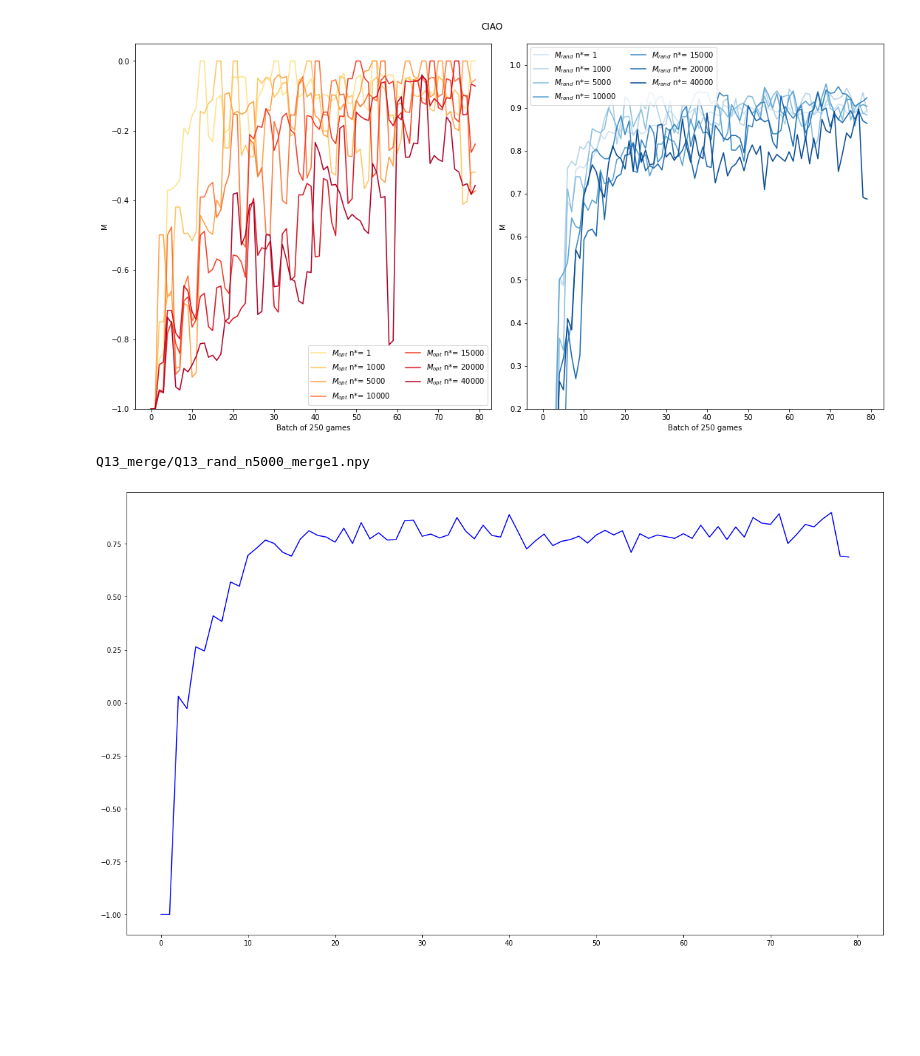
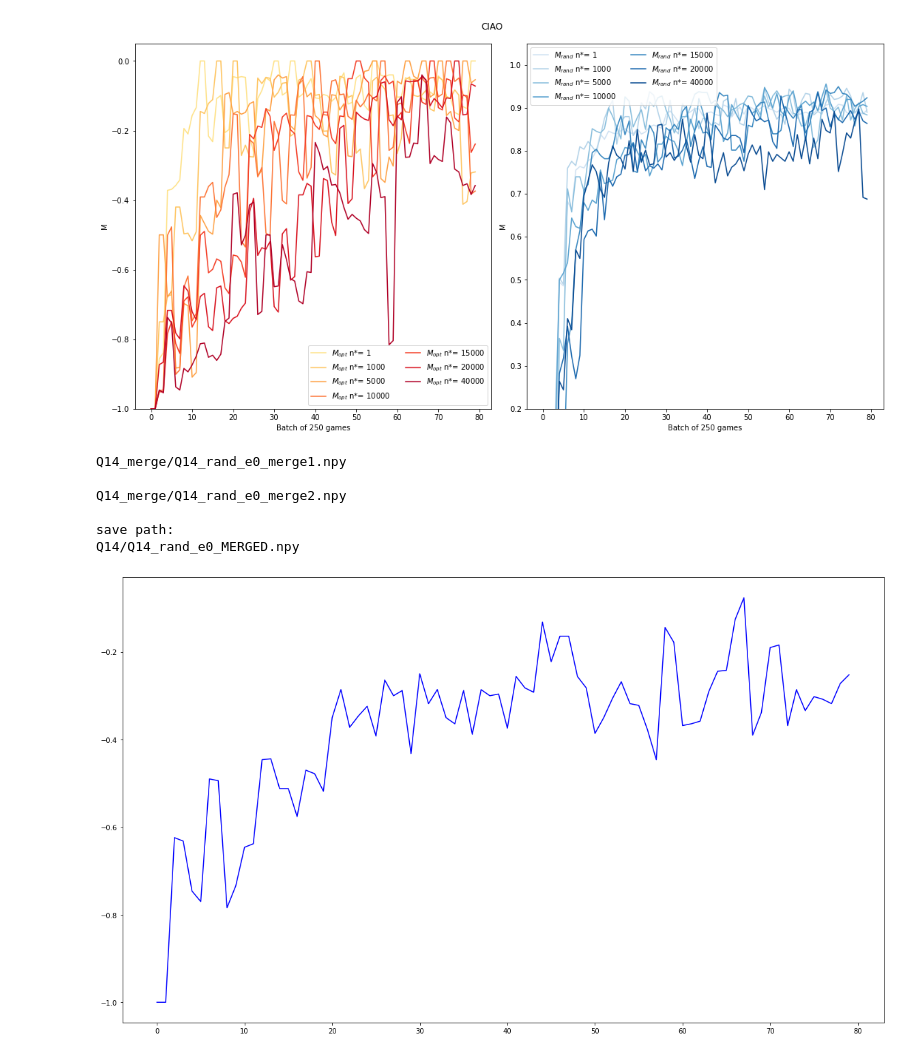
Before and after one commit to fraborg99/ANN---project, a Jupyter notebook: project/Graphs.ipynb, the cells around one changed output. Cells and saved outputs as stored; diff of their text form; code cells hidden in the pictures; blank space fills up the shorter version.

Commit message:
Graph w/ heatmap + Q14 + Q14_merge + Q16

```diff
--- a/project/Graphs.ipynb
+++ b/project/Graphs.ipynb
@@ -178,44 +178,52 @@ for Q in [3,4, 7, 8, 13]:
 [figure]
 [figure]
 [figure]
-# %%
-#PER MERGIARE RUNS
-n = 5000
-tipo = 'opt'
-rewards_merge = []
-for i in range(1,2):
-
-    file_path = "Q13_merge/Q13_" + tipo + "_n" + str(n) + "_merge" + str(i) + ".npy"
-    rewards_merge.append(np.load(file_path, allow_pickle = True))
-
-    print(file_path + '\n')
-
-    if i == 2:
-        rewards = np.append(rewards_merge[i-1], rewards_merge[i-2],axis = 0)
-
-    elif i>2:
-        rewards = np.append(rewards, rewards_merge[i-1],axis = 0)
-
-save_path = "Q13/Q13_" + tipo + "_n" + str(n) + "_MERGED.npy"
-np.save(save_path, rewards)
-# %% [output]
-Q13_merge/Q13_rand_n5000_merge1.npy
+# %%
+#PER MERGIARE RUNS
+key = 0
+var = 'e'
+tipo = 'rand'
+Q = 14
+rewards_merge = []
+for i in range(1,3):
+
+    file_path = "Q" + str(Q) + "_merge/Q" + str(Q) + "_" + tipo + "_" + var + str(key) + "_merge" + str(i) + ".npy"
+    rewards_merge.append(np.load(file_path, allow_pickle = True))
+
+    print(file_path + '\n')
+
+    if i == 2:
+        rewards = np.append(rewards_merge[i-1], rewards_merge[i-2],axis = 0)
+
+    elif i>2:
+        rewards = np.append(rewards, rewards_merge[i-1],axis = 0)
+
+save_path = "Q" + str(Q) + "/Q" + str(Q) + "_" + tipo + "_" + var + str(key) + "_MERGED.npy"
+print("save path: \n" + save_path)
+np.save(save_path, rewards)
+# %% [output]
+Q14_merge/Q14_rand_e0_merge1.npy
+
+Q14_merge/Q14_rand_e0_merge2.npy
+
+save path:
+Q14/Q14_rand_e0_MERGED.npy
 # %%
-### TEST Q13
-file_path = 'Q13_merge/Q13_rand_n40000_merge1.npy'
+### TEST GRAPHS
+file_path = save_path
 
 even_dict = {'X': -1, 'O': 1, None: 0, '-': 0}
 odd_dict  = {'X': 1, 'O': -1, None: 0, '-': 0}
 
 rewards = np.load(file_path, allow_pickle = True)
 
 rewards[:,:,::2]  = np.vectorize(even_dict.get)(rewards[:,:,::2])
 rewards[:,:,1::2] = np.vectorize(odd_dict.get)(rewards[:,:,1::2])
 
 plt.plot(np.arange(80), rewards.mean(axis=2).mean(axis=0), color='Blue')
 plt.show()
 # %% [output]
-[figure, old version]
+[figure, new version]
 # %%
 import random as rand
 import seaborn as sns
```
Also changed, not shown: parts of 14 cells of this notebook, 38 other files.
